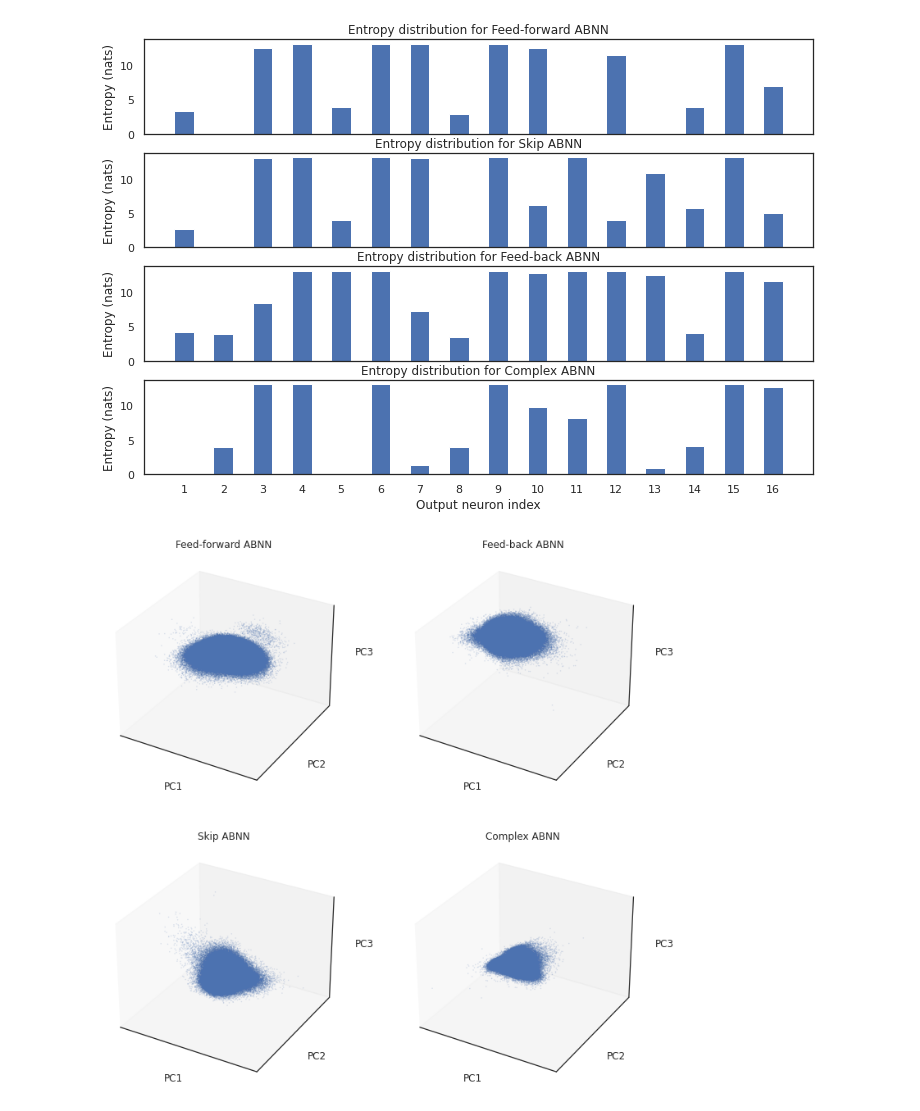
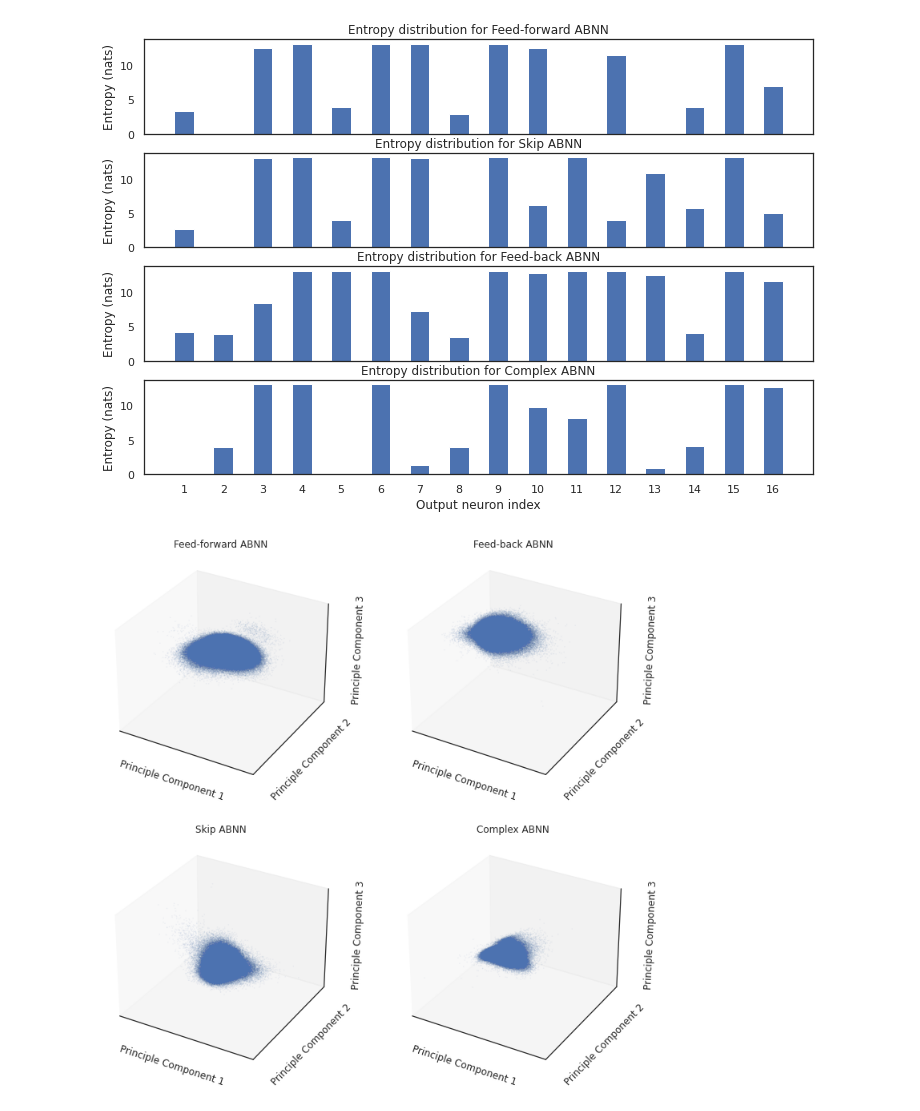
Before and after one commit to cngzlsh/BrainNet, a Jupyter notebook: abnn_pattern_analysis.ipynb, the cells around one changed output. Saved outputs shown, nothing was run; the diff lists cells and outputs as text; code cells hidden in the pictures.

Commit message:
remake plots

```diff
--- a/abnn_pattern_analysis.ipynb
+++ b/abnn_pattern_analysis.ipynb
@@ -126,28 +126,28 @@ for i in range(len(covs)):
 # %%
 fig, axs = plt.subplots(2, 2, subplot_kw=dict(projection="3d"), figsize=(12,12))
 
-axs[0,0].scatter(pcas[0][:,0], pcas[0][:,1], pcas[0][:,2], s=0.2, alpha=0.2)
+axs[0,0].scatter(pcas[0][:,0], pcas[0][:,1], pcas[0][:,2], s=0.1, alpha=0.1)
 axs[0,0].set_title(f'{d[0]}')
-axs[1,0].scatter(pcas[1][:,0], pcas[1][:,1], pcas[1][:,2], s=0.2, alpha=0.2)
+axs[1,0].scatter(pcas[1][:,0], pcas[1][:,1], pcas[1][:,2], s=0.1, alpha=0.1)
 axs[1,0].set_title(f'{d[1]}')
-axs[0,1].scatter(pcas[2][:,0], pcas[2][:,1], pcas[2][:,2], s=0.2, alpha=0.2)
+axs[0,1].scatter(pcas[2][:,0], pcas[2][:,1], pcas[2][:,2], s=0.1, alpha=0.1)
 axs[0,1].set_title(f'{d[2]}')
-axs[1,1].scatter(pcas[3][:,0], pcas[3][:,1], pcas[3][:,2], s=0.2, alpha=0.2)
+axs[1,1].scatter(pcas[3][:,0], pcas[3][:,1], pcas[3][:,2], s=0.1, alpha=0.1)
 axs[1,1].set_title(f'{d[3]}')
 
 
 for i in axs:
     for ax in i:
         ax.set_xticks([])
         ax.set_yticks([])
         ax.set_zticks([])
 
-        ax.set_xlabel('PC1')
-        ax.set_ylabel('PC2')
-        ax.set_zlabel('PC3')
+        ax.set_xlabel('Principle Component 1')
+        ax.set_ylabel('Principle Component 2')
+        ax.set_zlabel('Principle Component 3')
 
 
-plt.savefig('./figures/pcas.png', dpi=350)
+plt.savefig('./figures/pcas.png', dpi=350, bbox_inches='tight')
 plt.show()
 # %% [output]
-[figure, old version]
+[figure, new version]
```
Also changed, not shown: parts of 2 cells of this notebook, 50 other files.
